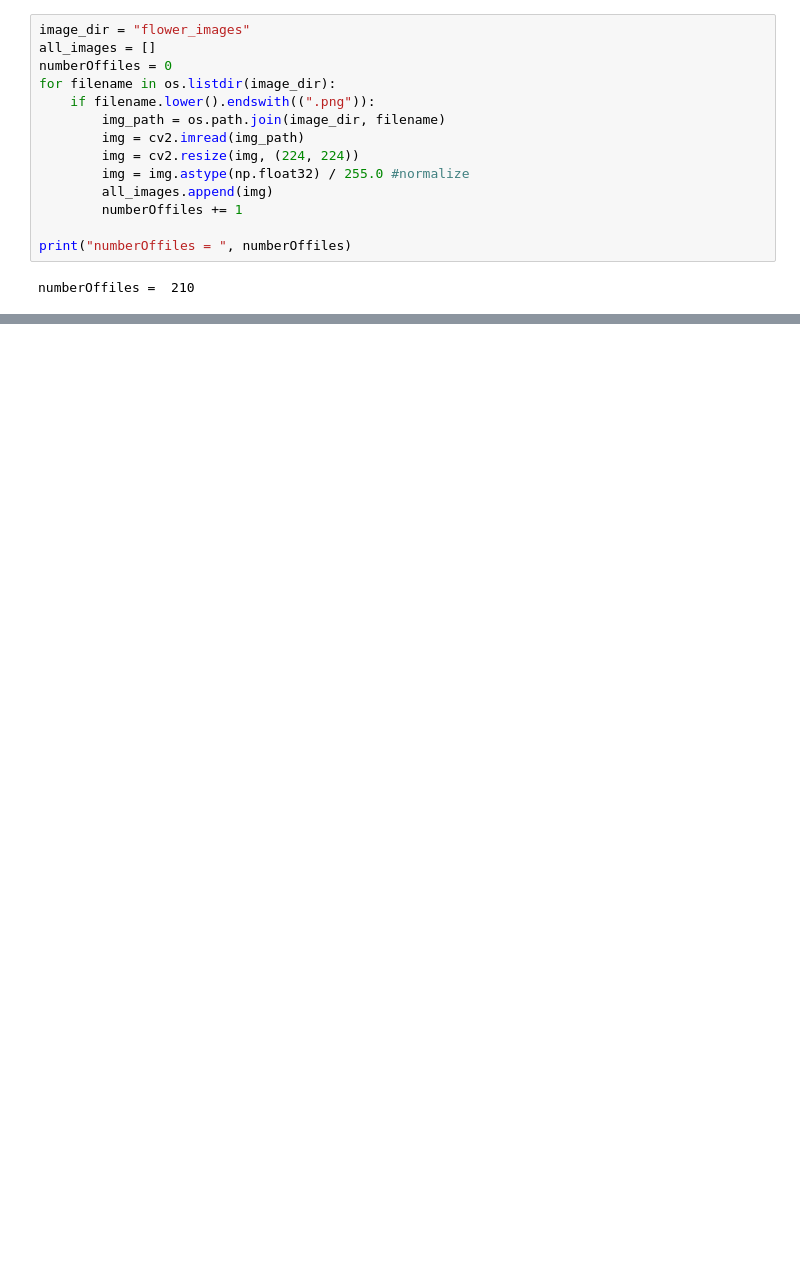
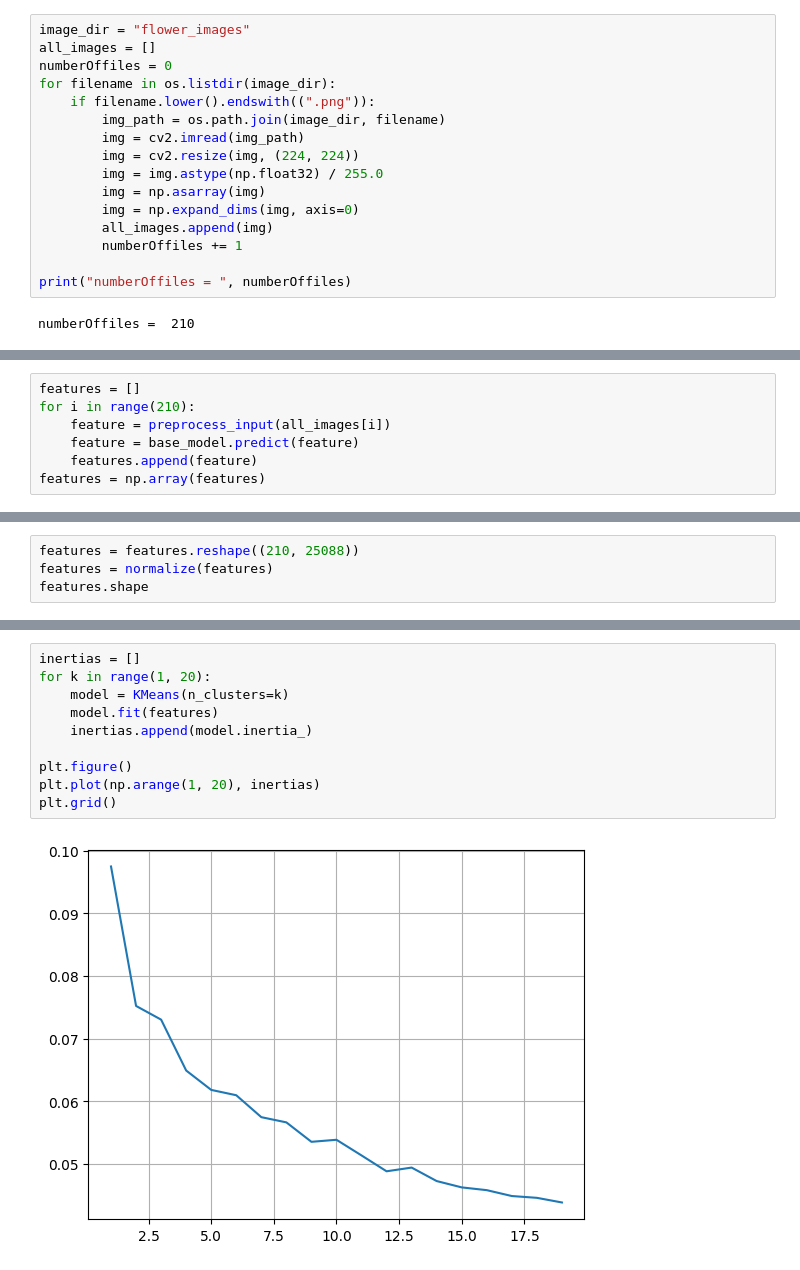
Before and after one commit to javadkavian/AI_Assignments, a Jupyter notebook: A3/AI_A3.ipynb, the cells around one changed output, grey strips where cells are left out. Cells and saved outputs as stored; diff of their text form; blank space fills up the shorter version.

```diff
--- a/A3/AI_A3.ipynb
+++ b/A3/AI_A3.ipynb
@@ -17,7 +21,9 @@ for filename in os.listdir(image_dir):
         img_path = os.path.join(image_dir, filename)
         img = cv2.imread(img_path)
         img = cv2.resize(img, (224, 224))
-        img = img.astype(np.float32) / 255.0 #normalize
+        img = img.astype(np.float32) / 255.0
+        img = np.asarray(img)
+        img = np.expand_dims(img, axis=0)
         all_images.append(img)
         numberOffiles += 1
 
@@ -93,0 +35,7 @@ ValueError: Number of labels is 1. Valid values are 2 to n_samples - 1 (inclusiv
+# %%
+features = []
+for i in range(210):
+    feature = preprocess_input(all_images[i])
+    feature = base_model.predict(feature)
+    features.append(feature)
+features = np.array(features)
@@ -93,0 +60,4 @@ ValueError: Number of labels is 1. Valid values are 2 to n_samples - 1 (inclusiv
+# %%
+features = features.reshape((210, 25088))
+features = normalize(features)
+features.shape
@@ -93,0 +72,12 @@ ValueError: Number of labels is 1. Valid values are 2 to n_samples - 1 (inclusiv
+# %%
+inertias = []
+for k in range(1, 20):
+    model = KMeans(n_clusters=k)
+    model.fit(features)
+    inertias.append(model.inertia_)
+
+plt.figure()
+plt.plot(np.arange(1, 20), inertias)
+plt.grid()
+# %% [output]
+[figure, added]
```
Also changed, not shown: parts of 18 cells of this notebook, 3 other files.
